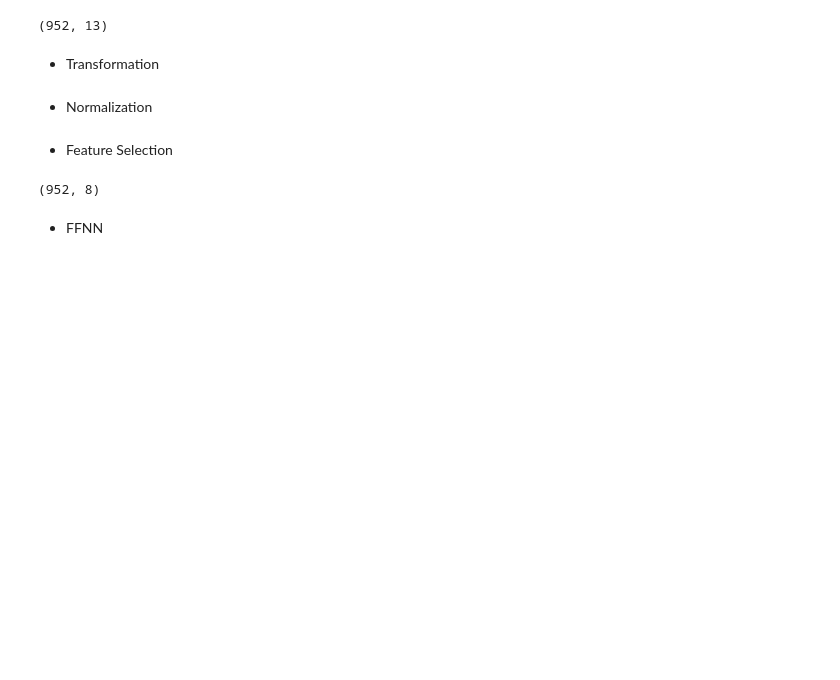
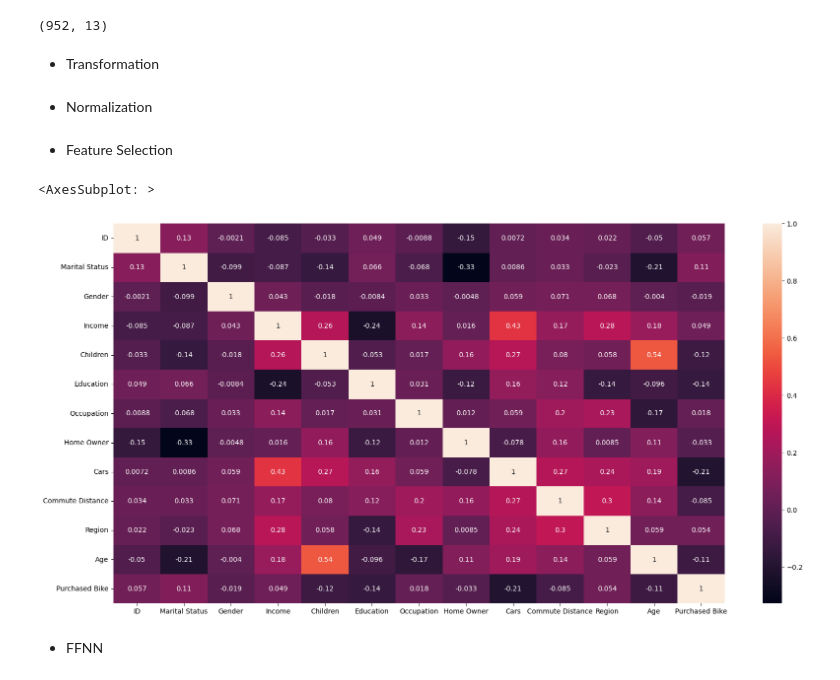
Before and after one commit to phanhoang1205/project-machine-learning, a Jupyter notebook: Cau3/FFNN.ipynb, the cells around one changed output. Saved outputs shown, nothing was run; the diff lists cells and outputs as text; code cells hidden in the pictures; blank space fills up the shorter version.

```diff
--- a/Cau3/FFNN.ipynb
+++ b/Cau3/FFNN.ipynb
@@ -55,11 +55,9 @@ scaled_data= pd.DataFrame(model.transform(features))
 # split data
 X = scaled_data
 y = data['Purchased Bike']
-# %%
-from sklearn.feature_selection import SelectKBest, chi2, f_regression
-select_feature =  SelectKBest(score_func=chi2, k = 8)
-f_best = select_feature.fit(X, y)
-X_new = f_best.transform(X)
-X_new.shape
-# %% [output]
-(952, 8)
+# %%
+plt.figure(figsize=(20, 10))
+sns.heatmap(data.corr(), annot=True)
+# %% [output]
+<AxesSubplot: >
+[figure, added]
```
Also changed, not shown: parts of 4 cells of this notebook, 1 other file.
